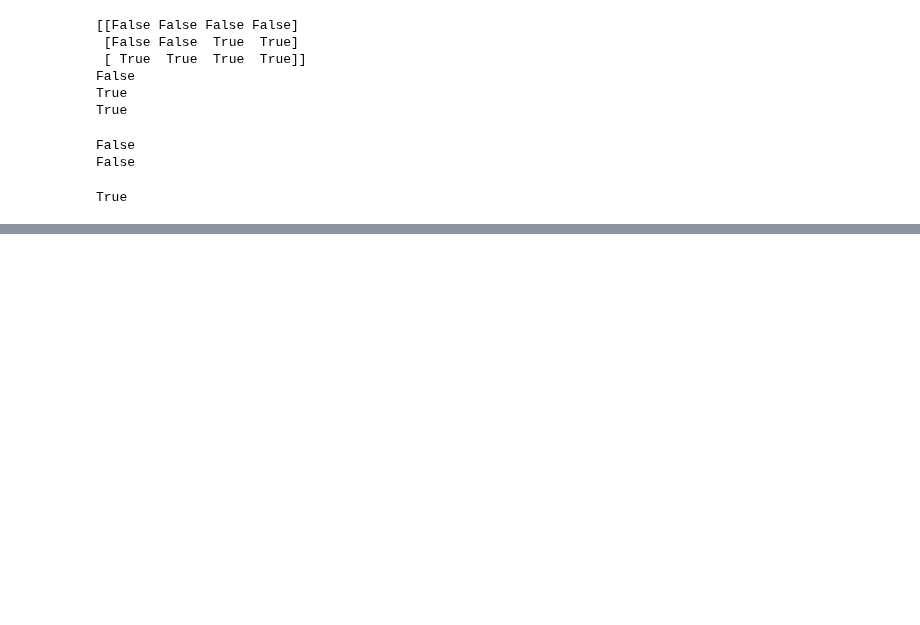
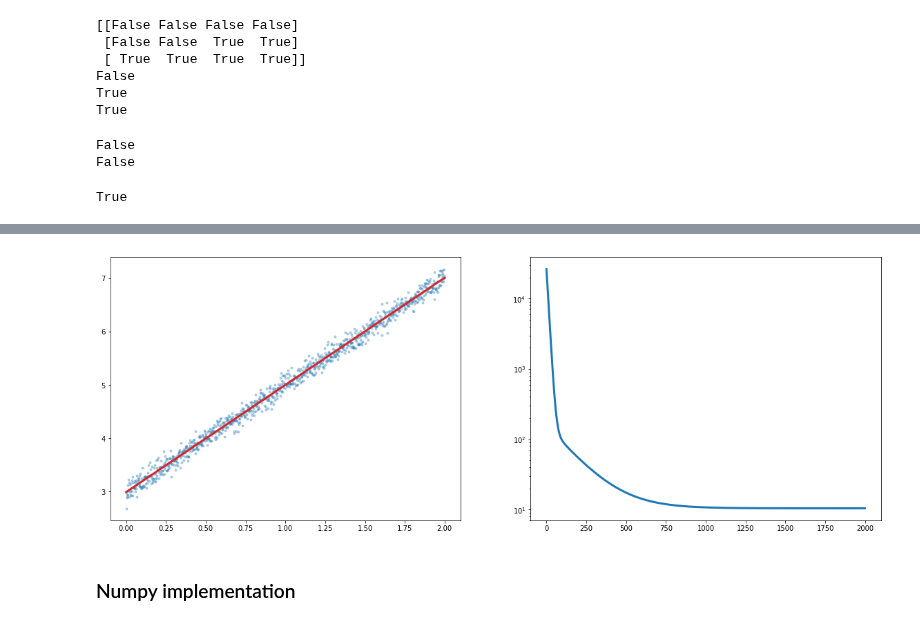
Before and after one commit to rmadar/lecture-python, a Jupyter notebook: lectures/2-NumpyIntroduction.ipynb, the cells around one changed output, grey strips where cells are left out. Saved outputs shown, nothing was run; the diff lists cells and outputs as text; code cells hidden in the pictures; blank space fills up the shorter version.

Commit message:
Add a gradient descent perf for numpy and python

```diff
--- a/lectures/2-NumpyIntroduction.ipynb
+++ b/lectures/2-NumpyIntroduction.ipynb
@@ -514,0 +573,24 @@ True
+# %%
+def python_linear_descent(x, y, mu, N_epochs):
+
+    # Length of data
+    n = len(x)
+
+    # Initialize predictions, errors, parameters and gradients.
+    ym = [0] * n
+    pm = [0, 0]
+    grad = [0, 0]
+    loss = [0] * N_epochs
+
+    # Looping over iterations (epochs)
+    for i_epoch in range(0, N_epochs):
+        delta = tuple(i - j for i, j in zip(y, ym))
+        grad[0] = -2/n * sum(delta)
+        grad[1] = -2/n * sum(i * j for i, j in zip(delta, x))
+        pm = [i - mu * j for i, j in zip(pm, grad)]
+        ym = (pm[0] + pm[1] * i for i in x)
+
+        # Save the loss
+        loss[i_epoch] = sum([d**2 for d in delta])
+
+    return pm, loss
@@ -514,0 +601,8 @@ True
+# %%
+p, loss = python_linear_descent(x, y, mu=0.01, N_epochs=2000)
+# %%
+plot_model(p, loss)
+# %% [output]
+[figure, added]
+# %% [markdown]
+### Numpy implementation
```
Also changed, not shown: parts of 25 cells of this notebook, 1 other file.
